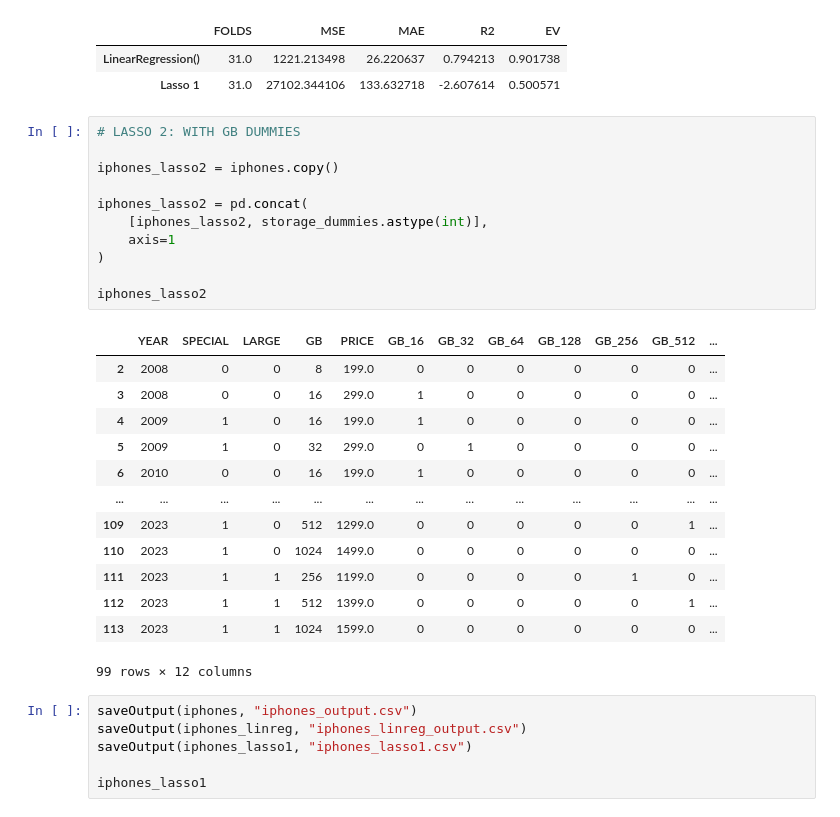
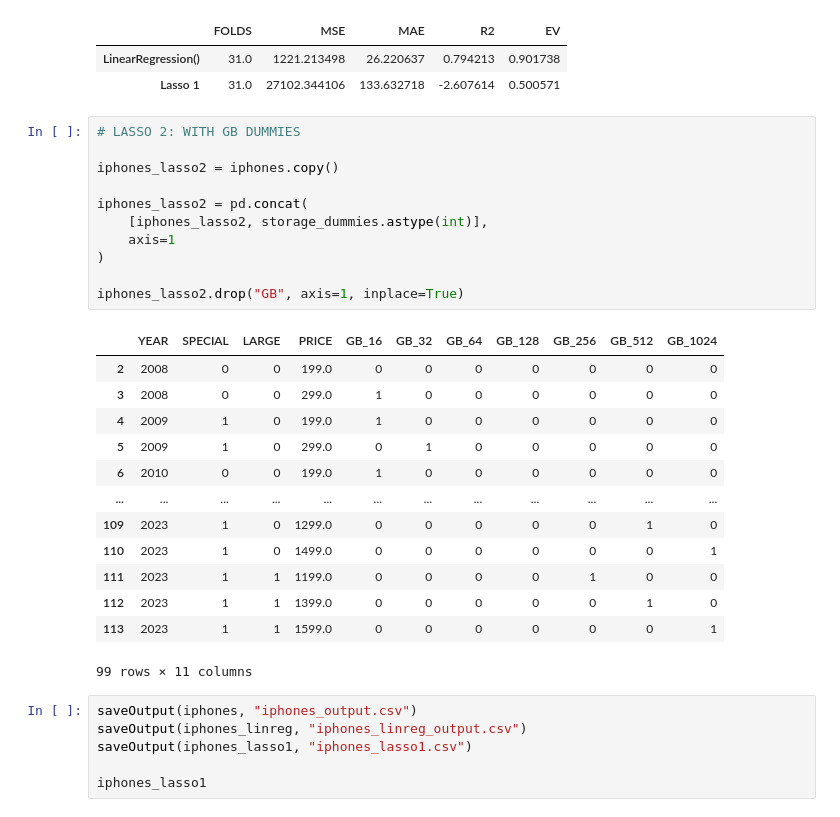
Before and after one commit to Tahsin-T-Ahmed/iphone-price-prediction-ai, a Jupyter notebook: model.ipynb, the cells around one changed output. Saved outputs shown, nothing was run; the diff lists cells and outputs as text.

Commit message:
dropped GB column from Lasso 2

```diff
--- a/model.ipynb
+++ b/model.ipynb
@@ -401,28 +401,28 @@ metrics
 # %%
 # LASSO 2: WITH GB DUMMIES
 
 iphones_lasso2 = iphones.copy()
 
 iphones_lasso2 = pd.concat(
     [iphones_lasso2, storage_dummies.astype(int)],
     axis=1
 )
 
-iphones_lasso2
+iphones_lasso2.drop("GB", axis=1, inplace=True)
 # %% [output]
-|  | YEAR | SPECIAL | LARGE | GB | PRICE | GB_16 | GB_32 | GB_64 | GB_128 | GB_256 | GB_512 | ... |
-| 2 | 2008 | 0 | 0 | 8 | 199.0 | 0 | 0 | 0 | 0 | 0 | 0 | ... |
-| 3 | 2008 | 0 | 0 | 16 | 299.0 | 1 | 0 | 0 | 0 | 0 | 0 | ... |
-| 4 | 2009 | 1 | 0 | 16 | 199.0 | 1 | 0 | 0 | 0 | 0 | 0 | ... |
-| 5 | 2009 | 1 | 0 | 32 | 299.0 | 0 | 1 | 0 | 0 | 0 | 0 | ... |
-| 6 | 2010 | 0 | 0 | 16 | 199.0 | 1 | 0 | 0 | 0 | 0 | 0 | ... |
-| ... | ... | ... | ... | ... | ... | ... | ... | ... | ... | ... | ... | ... |
-| 109 | 2023 | 1 | 0 | 512 | 1299.0 | 0 | 0 | 0 | 0 | 0 | 1 | ... |
-| 110 | 2023 | 1 | 0 | 1024 | 1499.0 | 0 | 0 | 0 | 0 | 0 | 0 | ... |
-| 111 | 2023 | 1 | 1 | 256 | 1199.0 | 0 | 0 | 0 | 0 | 1 | 0 | ... |
-| 112 | 2023 | 1 | 1 | 512 | 1399.0 | 0 | 0 | 0 | 0 | 0 | 1 | ... |
-| 113 | 2023 | 1 | 1 | 1024 | 1599.0 | 0 | 0 | 0 | 0 | 0 | 0 | ... |
+|  | YEAR | SPECIAL | LARGE | PRICE | GB_16 | GB_32 | GB_64 | GB_128 | GB_256 | GB_512 | GB_1024 |
+| 2 | 2008 | 0 | 0 | 199.0 | 0 | 0 | 0 | 0 | 0 | 0 | 0 |
+| 3 | 2008 | 0 | 0 | 299.0 | 1 | 0 | 0 | 0 | 0 | 0 | 0 |
+| 4 | 2009 | 1 | 0 | 199.0 | 1 | 0 | 0 | 0 | 0 | 0 | 0 |
+| 5 | 2009 | 1 | 0 | 299.0 | 0 | 1 | 0 | 0 | 0 | 0 | 0 |
+| 6 | 2010 | 0 | 0 | 199.0 | 1 | 0 | 0 | 0 | 0 | 0 | 0 |
+| ... | ... | ... | ... | ... | ... | ... | ... | ... | ... | ... | ... |
+| 109 | 2023 | 1 | 0 | 1299.0 | 0 | 0 | 0 | 0 | 0 | 1 | 0 |
+| 110 | 2023 | 1 | 0 | 1499.0 | 0 | 0 | 0 | 0 | 0 | 0 | 1 |
+| 111 | 2023 | 1 | 1 | 1199.0 | 0 | 0 | 0 | 0 | 1 | 0 | 0 |
+| 112 | 2023 | 1 | 1 | 1399.0 | 0 | 0 | 0 | 0 | 0 | 1 | 0 |
+| 113 | 2023 | 1 | 1 | 1599.0 | 0 | 0 | 0 | 0 | 0 | 0 | 1 |
-99 rows × 12 columns
+99 rows × 11 columns
 # %%
 saveOutput(iphones, "iphones_output.csv")
 saveOutput(iphones_linreg, "iphones_linreg_output.csv")
```
